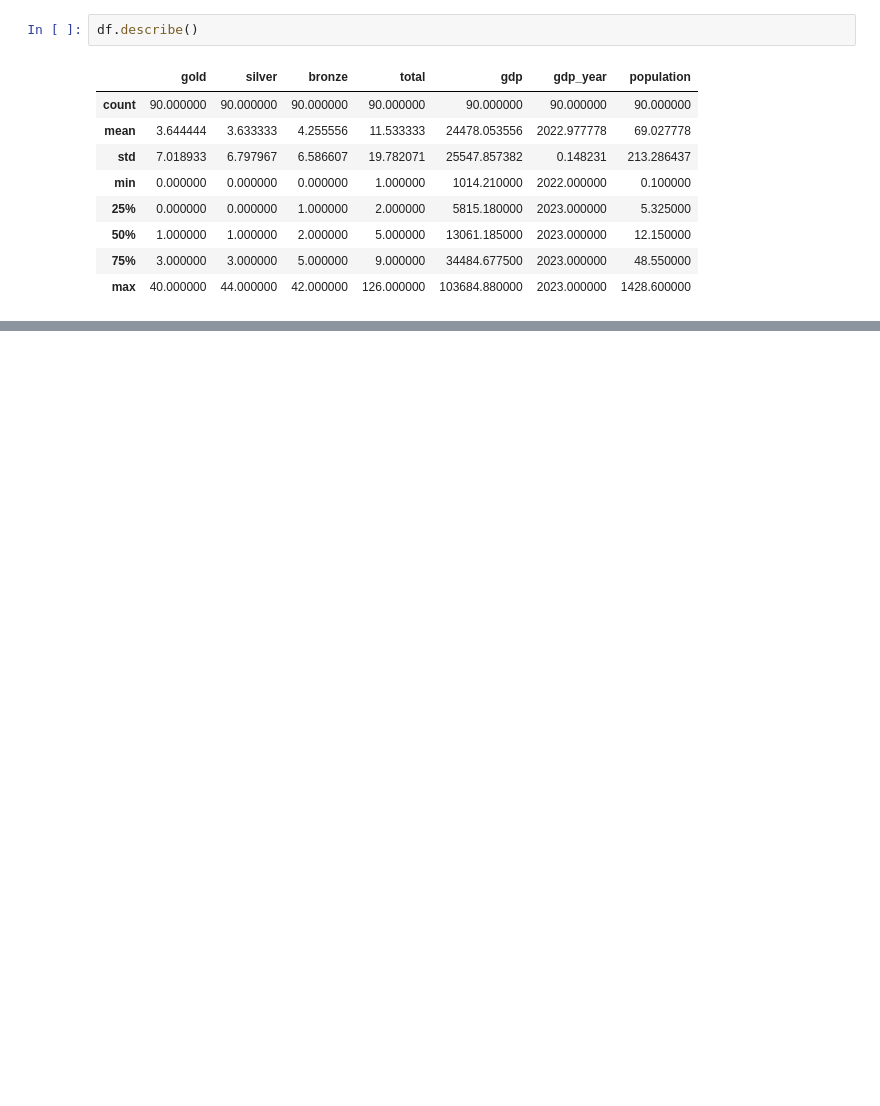
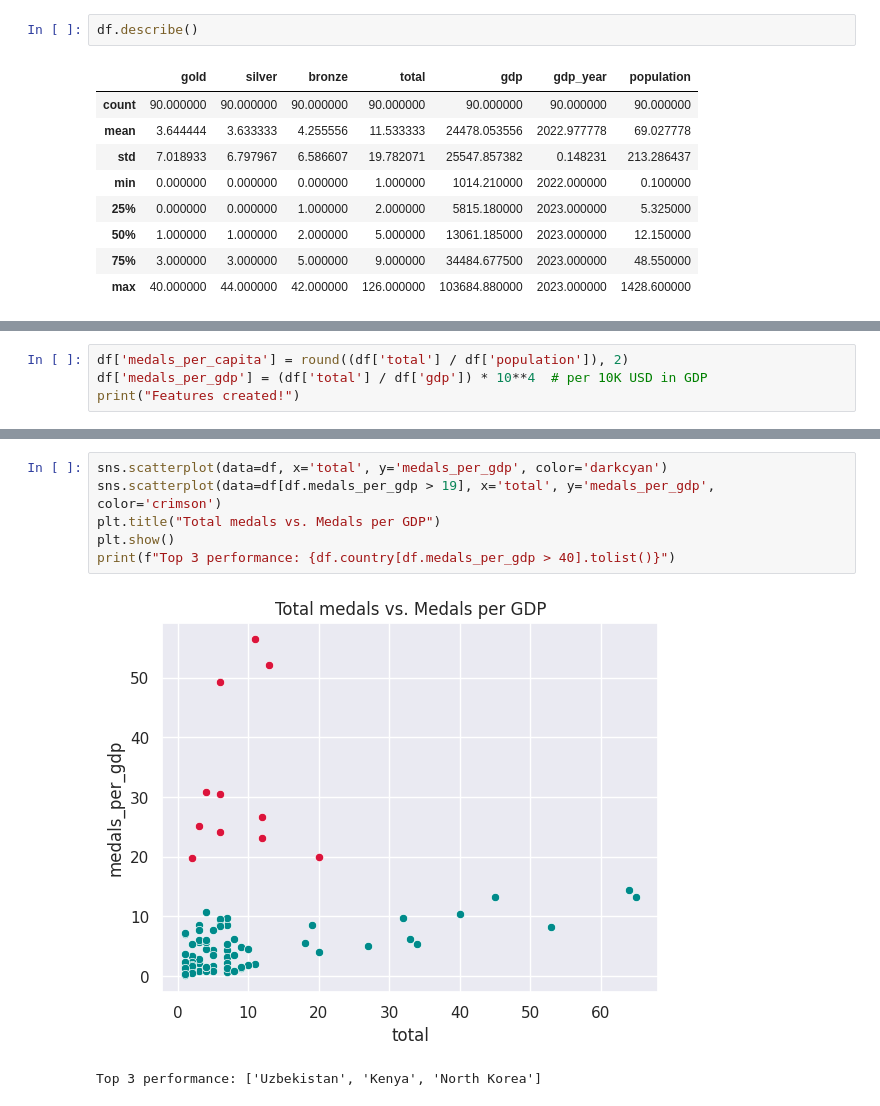
Before and after one commit to mohamedyosef101/olympics-economics, a Jupyter notebook: main.ipynb, the cells around one changed output, grey strips where cells are left out. Drawn from its saved outputs; the diff is of its cells as text; blank space fills up the shorter version.

```diff
--- a/main.ipynb
+++ b/main.ipynb
@@ -50,0 +120,4 @@ df.describe()
+# %%
+df['medals_per_capita'] = round((df['total'] / df['population']), 2)
+df['medals_per_gdp'] = (df['total'] / df['gdp']) * 10**4  # per 10K USD in GDP
+print("Features created!")
@@ -50,0 +129,9 @@ df.describe()
+# %%
+sns.scatterplot(data=df, x='total', y='medals_per_gdp', color='darkcyan')
+sns.scatterplot(data=df[df.medals_per_gdp > 19], x='total', y='medals_per_gdp', color='crimson')
+plt.title("Total medals vs. Medals per GDP")
+plt.show()
+print(f"Top 3 performance: {df.country[df.medals_per_gdp > 40].tolist()}")
+# %% [output]
+[figure, added]
+Top 3 performance: ['Uzbekistan', 'Kenya', 'North Korea']
```
Also changed, not shown: parts of 40 cells of this notebook.
